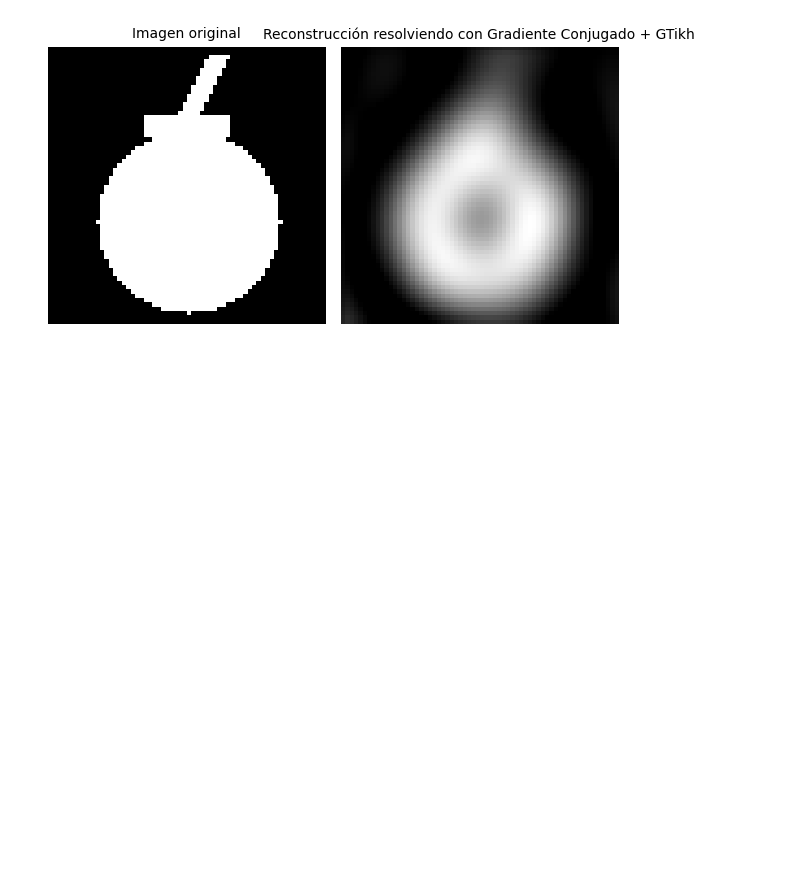
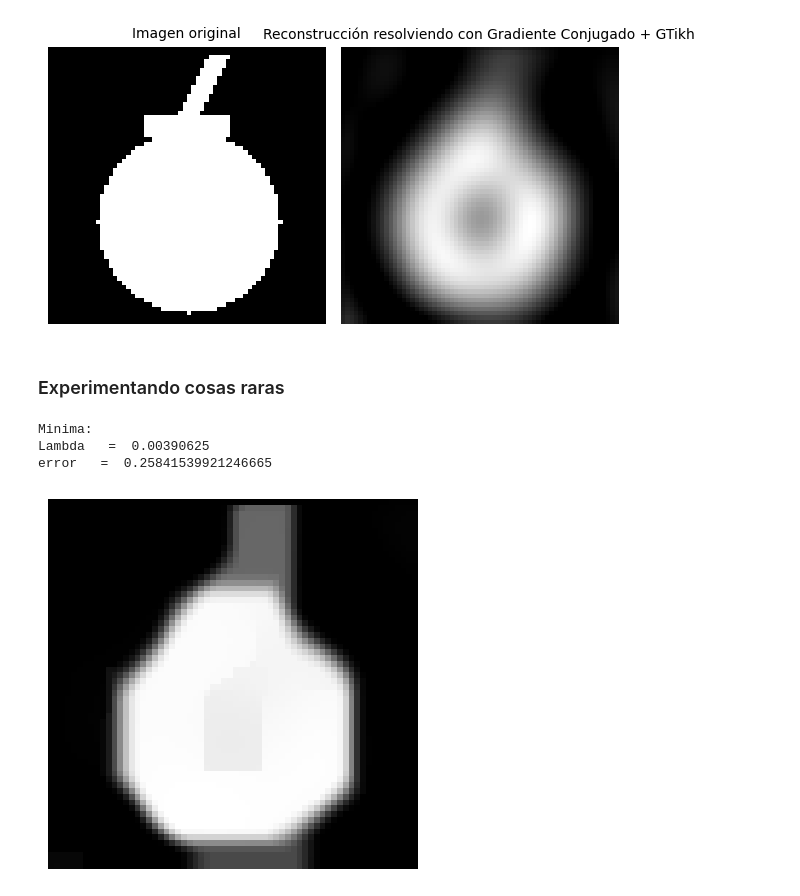
Before and after one commit to faustomartinez/trabajo-problemas-inversos, a Jupyter notebook: codigo.ipynb, the cells around one changed output. Cells and saved outputs as stored; diff of their text form; code cells hidden in the pictures; blank space fills up the shorter version.

```diff
--- a/codigo.ipynb
+++ b/codigo.ipynb
@@ -804,3 +804,36 @@ plt.savefig("Imagenes/mate_lsmr")
 plt.show()
 # %% [output]
 [figure]
+# %% [markdown]
+### Experimentando cosas raras
+# %%
+lamb = 1/64
+minerror = 10000
+maxiter = 10
+p = 1
+
+while lamb > 1e-04:
+    x = x_gtikh
+    for _ in range(maxiter):
+        x_old = x
+        w =np.array(abs(L.dot(x_old)))
+        w[w < 0.02] = 0.001
+        W = np.diag(w)
+        W = sp.linalg.fractional_matrix_power(W, (p-2))
+        x = np.dot( np.linalg.inv( A.T.dot(A) + lamb**2*L.T.dot(W).dot(L)), A.T.dot(b_noise) )
+        error = np.linalg.norm(x - x_true)/np.linalg.norm(x_true)
+    if error < minerror:
+        minerror = error
+        minlamb = lamb
+        minTV = x
+    lamb /= 2
+
+print('Minima:')
+print('Lambda   = ', minlamb)
+print('error   = ', minerror)
+funciones.mostrar_vector(minTV, dimensiones)
+# %% [output]
+Minima:
+Lambda   =  0.00390625
+error   =  0.25841539921246665
+[figure, added]
```
Also changed, not shown: parts of 4 cells of this notebook, 1 other file.
